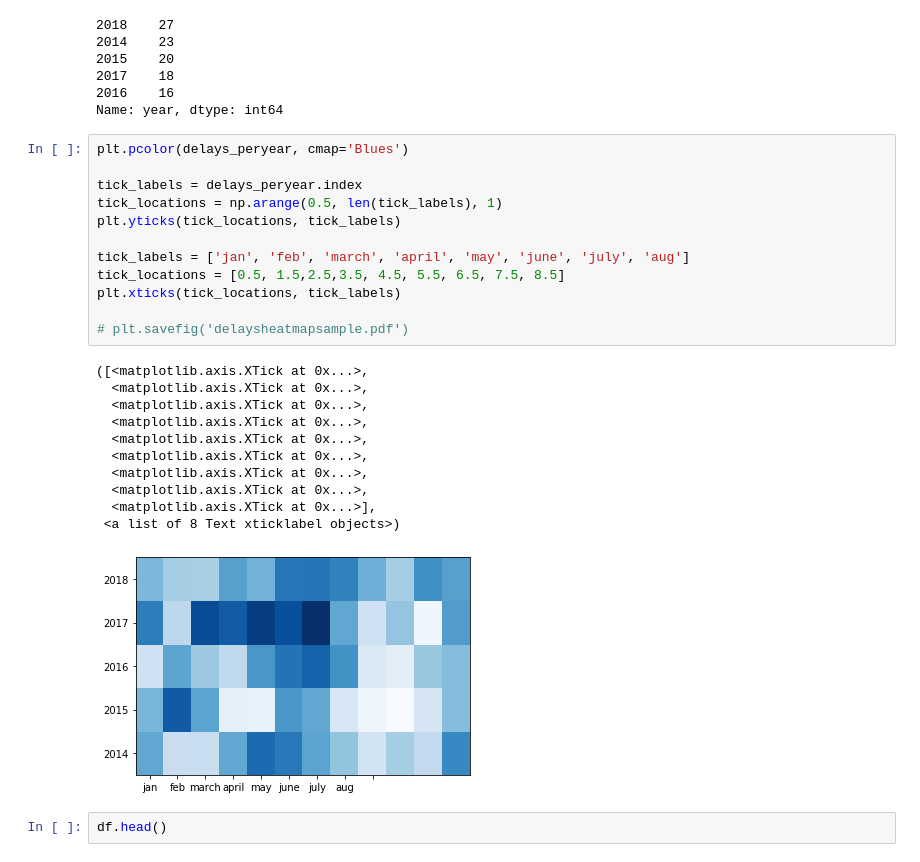
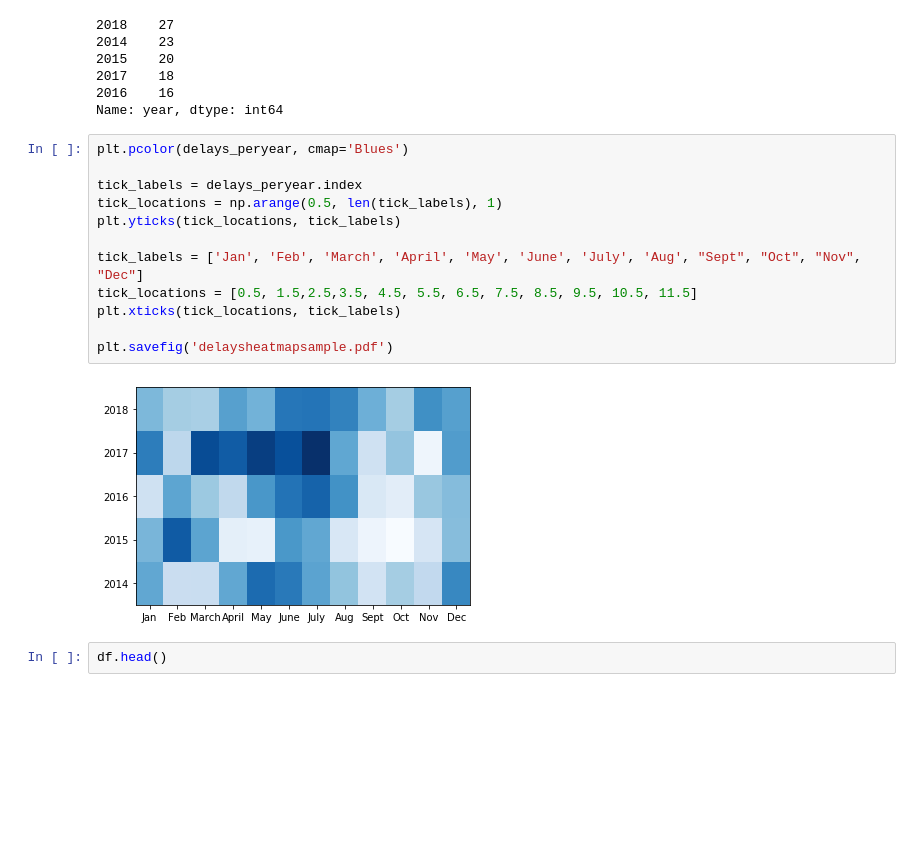
Before and after one commit to elenamlutz/data-studio-projects, a Jupyter notebook: Week 3/Airline Delays, 2014-2018.ipynb, the cells around one changed output. Saved outputs shown, nothing was run; the diff lists cells and outputs as text; blank space fills up the shorter version.

```diff
--- a/Week 3/Airline Delays, 2014-2018.ipynb
+++ b/Week 3/Airline Delays, 2014-2018.ipynb
@@ -138,27 +138,17 @@ Name: year, dtype: int64
 # %%
 plt.pcolor(delays_peryear, cmap='Blues')
 
 tick_labels = delays_peryear.index
 tick_locations = np.arange(0.5, len(tick_labels), 1)
 plt.yticks(tick_locations, tick_labels)
 
-tick_labels = ['jan', 'feb', 'march', 'april', 'may', 'june', 'july', 'aug']
-tick_locations = [0.5, 1.5,2.5,3.5, 4.5, 5.5, 6.5, 7.5, 8.5]
+tick_labels = ['Jan', 'Feb', 'March', 'April', 'May', 'June', 'July', 'Aug', "Sept", "Oct", "Nov", "Dec"]
+tick_locations = [0.5, 1.5,2.5,3.5, 4.5, 5.5, 6.5, 7.5, 8.5, 9.5, 10.5, 11.5]
 plt.xticks(tick_locations, tick_labels)
 
-# plt.savefig('delaysheatmapsample.pdf')
+plt.savefig('delaysheatmapsample.pdf')
 # %% [output]
-([<matplotlib.axis.XTick at 0x...>,
-  <matplotlib.axis.XTick at 0x...>,
-  <matplotlib.axis.XTick at 0x...>,
-  <matplotlib.axis.XTick at 0x...>,
-  <matplotlib.axis.XTick at 0x...>,
-  <matplotlib.axis.XTick at 0x...>,
-  <matplotlib.axis.XTick at 0x...>,
-  <matplotlib.axis.XTick at 0x...>,
-  <matplotlib.axis.XTick at 0x...>],
- <a list of 8 Text xticklabel objects>)
-[figure, old version]
+[figure, new version]
 # %%
 df.head()
 # %% [output]
```
Also changed, not shown: parts of 11 cells of this notebook.
